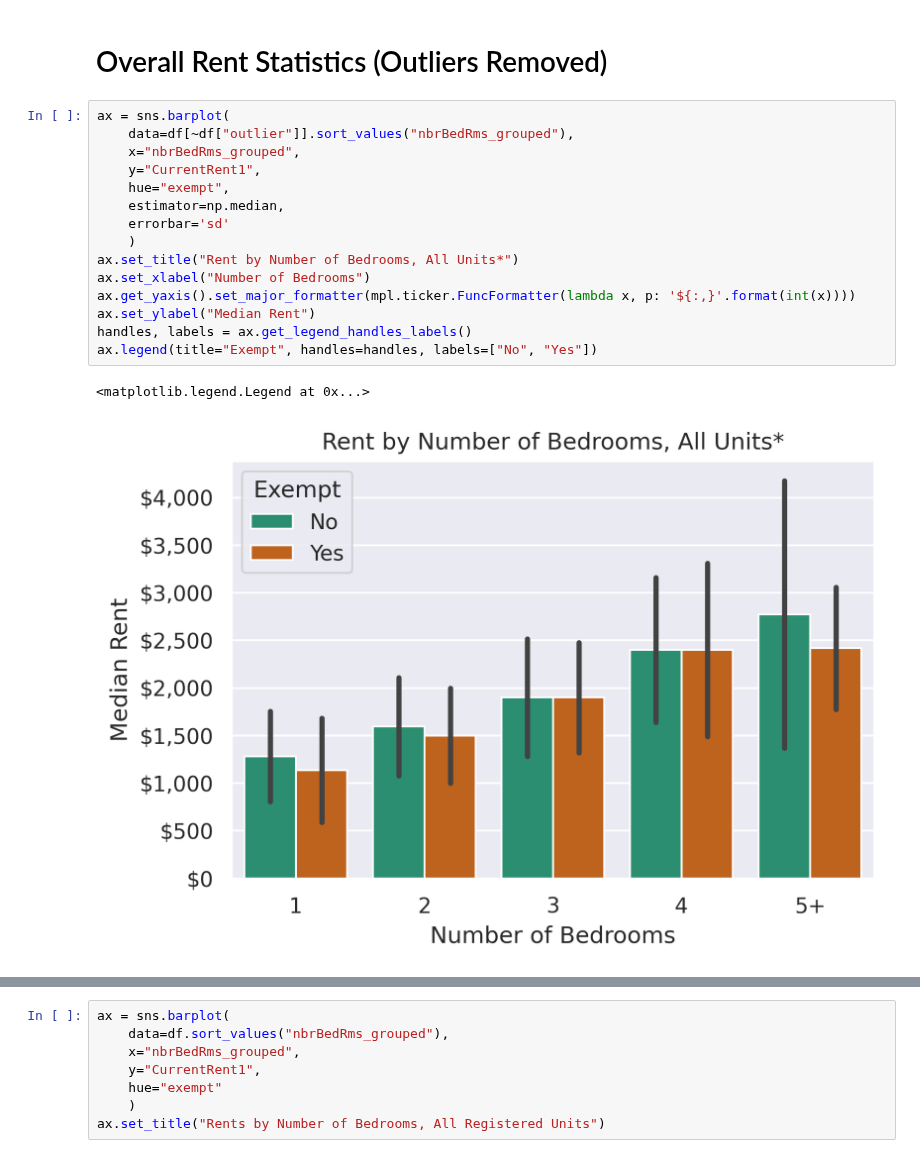
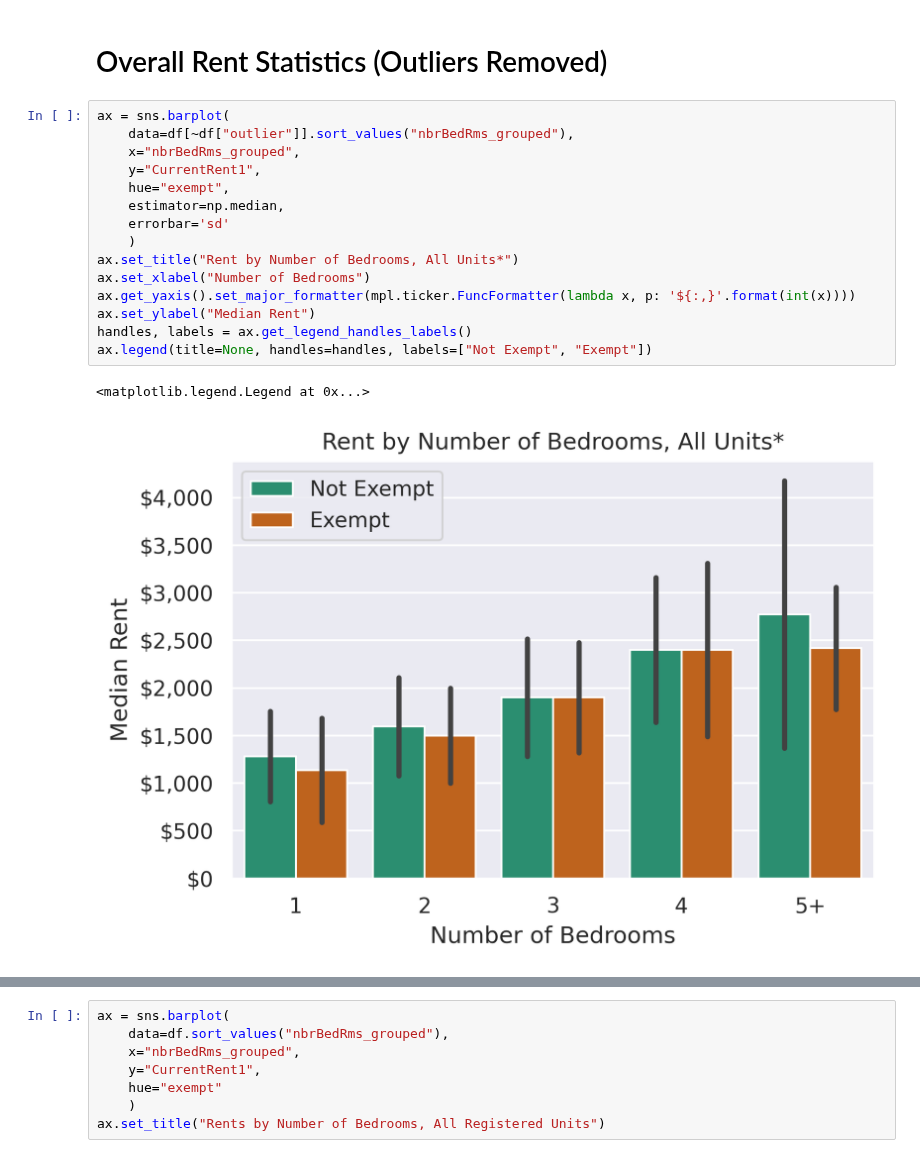
Before and after one commit to PhilipMathieu/portland-rent-board-2023, a Jupyter notebook: notebooks/2023-data.ipynb, the cells around one changed output, grey strips where cells are left out. Saved outputs shown, nothing was run; the diff lists cells and outputs as text.

```diff
--- a/notebooks/2023-data.ipynb
+++ b/notebooks/2023-data.ipynb
@@ -66,18 +114,18 @@ Text(0, 0.5, 'Number of Units')
 # %%
 ax = sns.barplot(
     data=df[~df["outlier"]].sort_values("nbrBedRms_grouped"),
     x="nbrBedRms_grouped",
     y="CurrentRent1",
     hue="exempt",
     estimator=np.median,
     errorbar='sd'
     )
 ax.set_title("Rent by Number of Bedrooms, All Units*")
 ax.set_xlabel("Number of Bedrooms")
 ax.get_yaxis().set_major_formatter(mpl.ticker.FuncFormatter(lambda x, p: '${:,}'.format(int(x))))
 ax.set_ylabel("Median Rent")
 handles, labels = ax.get_legend_handles_labels()
-ax.legend(title="Exempt", handles=handles, labels=["No", "Yes"])
+ax.legend(title=None, handles=handles, labels=["Not Exempt", "Exempt"])
 # %% [output]
 <matplotlib.legend.Legend at 0x...>
-[figure, old version]
+[figure, new version]
```
Also changed, not shown: parts of 18 cells of this notebook.
